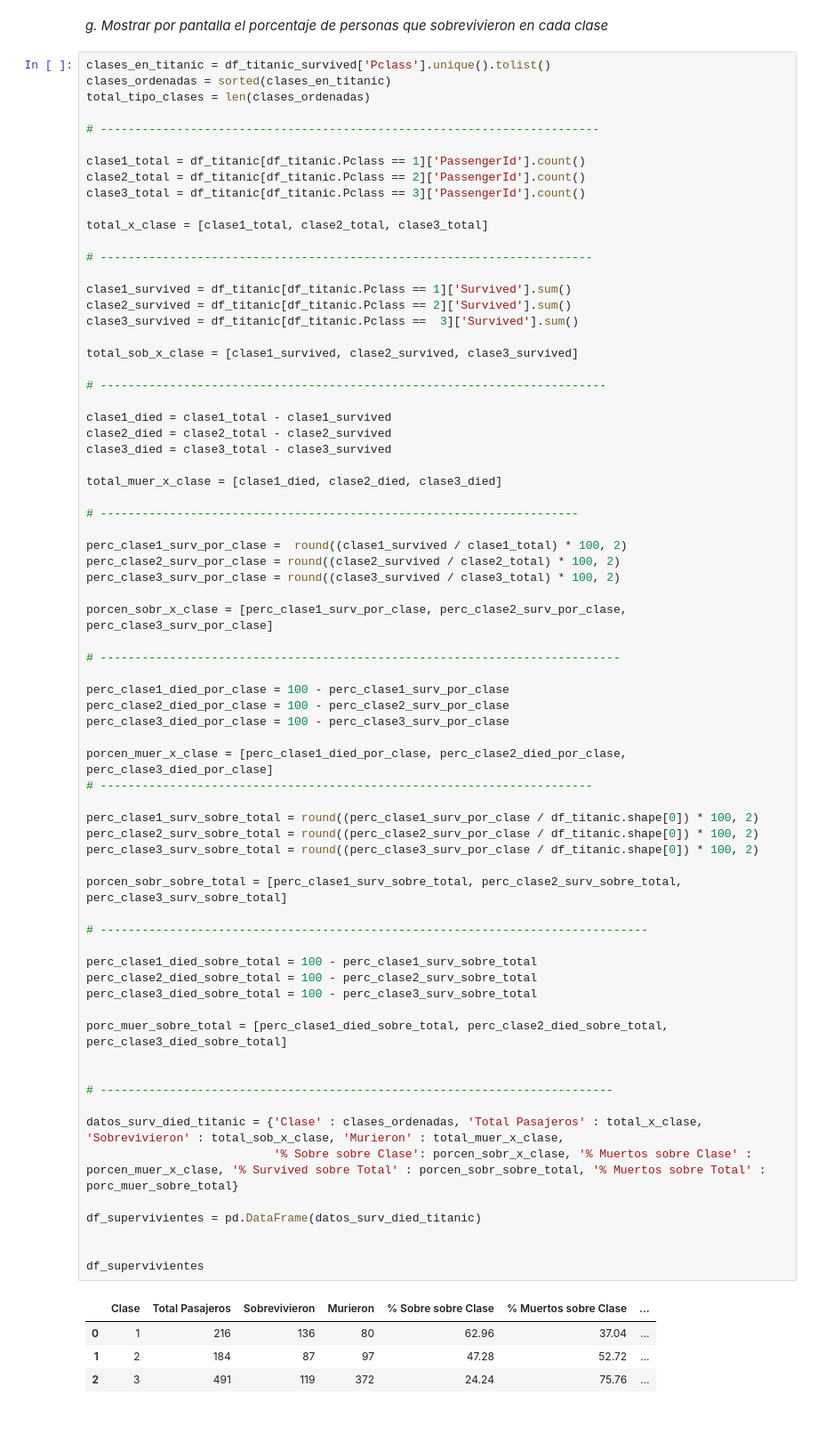
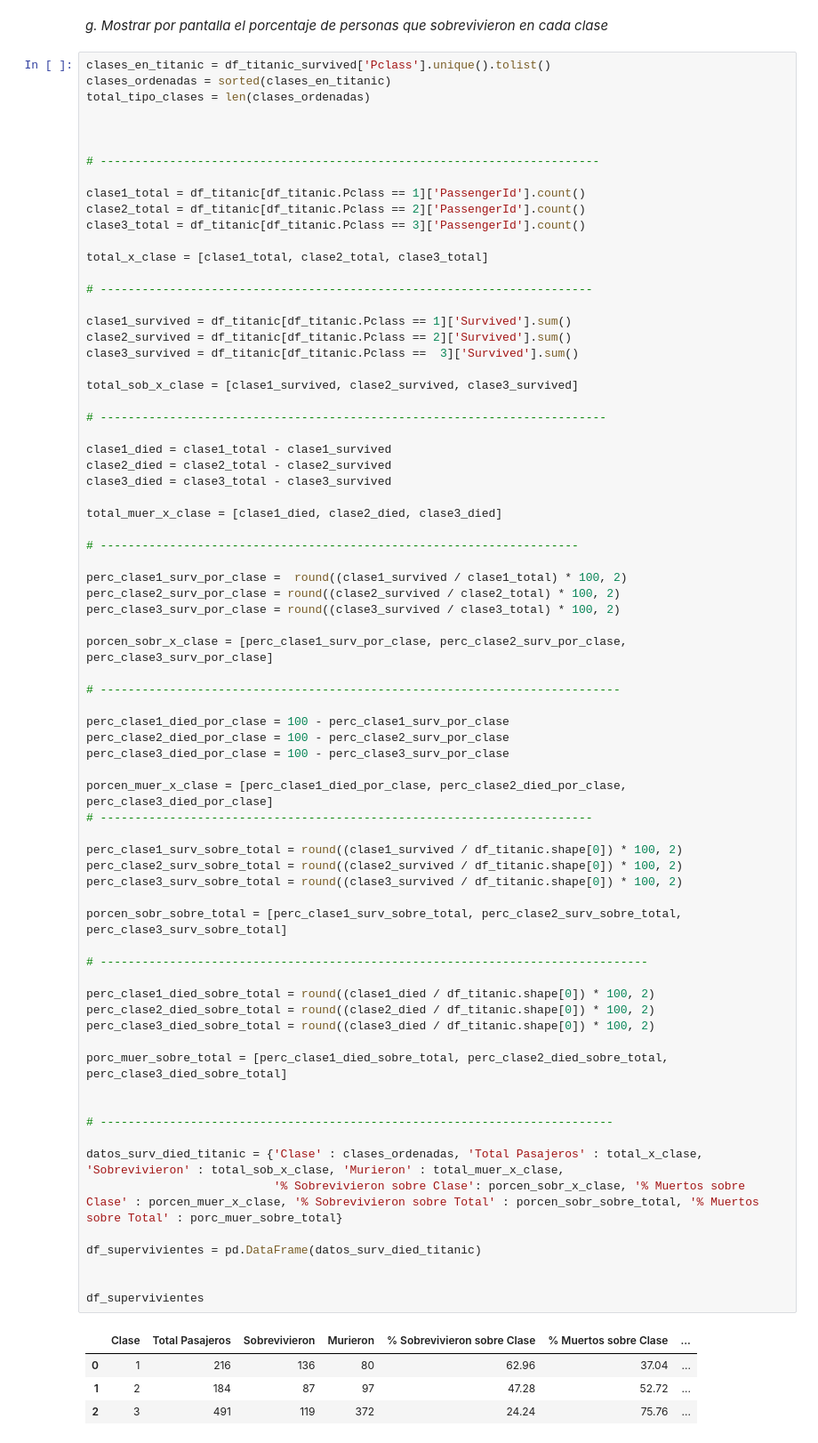
Before and after one commit to fidebravo/Modulo2, a Jupyter notebook: Modulo2_Actividad4.ipynb, the cells around one changed output. Shown: that part at 89% size. Saved outputs shown, nothing was run; the diff lists cells and outputs as text.

Commit message:
Correcciones de formula para los porcentajes sobre total

```diff
--- a/Modulo2_Actividad4.ipynb
+++ b/Modulo2_Actividad4.ipynb
@@ -236,6 +467,8 @@ print(f'- La cantidad de personas que sobrevieron en Titanic es {number_survided
 clases_en_titanic = df_titanic_survived['Pclass'].unique().tolist()
 clases_ordenadas = sorted(clases_en_titanic)
 total_tipo_clases = len(clases_ordenadas)
+
+
 
 # ------------------------------------------------------------------------
 
@@ -269,41 +502,41 @@ perc_clase3_surv_por_clase = round((clase3_survived / clase3_total) * 100, 2)
 
 porcen_sobr_x_clase = [perc_clase1_surv_por_clase, perc_clase2_surv_por_clase, perc_clase3_surv_por_clase]
 
 # ---------------------------------------------------------------------------
 
 perc_clase1_died_por_clase = 100 - perc_clase1_surv_por_clase
 perc_clase2_died_por_clase = 100 - perc_clase2_surv_por_clase
 perc_clase3_died_por_clase = 100 - perc_clase3_surv_por_clase
 
 porcen_muer_x_clase = [perc_clase1_died_por_clase, perc_clase2_died_por_clase, perc_clase3_died_por_clase]
 # -----------------------------------------------------------------------
 
-perc_clase1_surv_sobre_total = round((perc_clase1_surv_por_clase / df_titanic.shape[0]) * 100, 2)
-perc_clase2_surv_sobre_total = round((perc_clase2_surv_por_clase / df_titanic.shape[0]) * 100, 2)
-perc_clase3_surv_sobre_total = round((perc_clase3_surv_por_clase / df_titanic.shape[0]) * 100, 2)
+perc_clase1_surv_sobre_total = round((clase1_survived / df_titanic.shape[0]) * 100, 2)
+perc_clase2_surv_sobre_total = round((clase2_survived / df_titanic.shape[0]) * 100, 2)
+perc_clase3_surv_sobre_total = round((clase3_survived / df_titanic.shape[0]) * 100, 2)
 
 porcen_sobr_sobre_total = [perc_clase1_surv_sobre_total, perc_clase2_surv_sobre_total, perc_clase3_surv_sobre_total]
 
 # -------------------------------------------------------------------------------
 
-perc_clase1_died_sobre_total = 100 - perc_clase1_surv_sobre_total
-perc_clase2_died_sobre_total = 100 - perc_clase2_surv_sobre_total
-perc_clase3_died_sobre_total = 100 - perc_clase3_surv_sobre_total
+perc_clase1_died_sobre_total = round((clase1_died / df_titanic.shape[0]) * 100, 2)
+perc_clase2_died_sobre_total = round((clase2_died / df_titanic.shape[0]) * 100, 2)
+perc_clase3_died_sobre_total = round((clase3_died / df_titanic.shape[0]) * 100, 2)
 
 porc_muer_sobre_total = [perc_clase1_died_sobre_total, perc_clase2_died_sobre_total, perc_clase3_died_sobre_total]
 
 
 # --------------------------------------------------------------------------
 
 datos_surv_died_titanic = {'Clase' : clases_ordenadas, 'Total Pasajeros' : total_x_clase, 'Sobrevivieron' : total_sob_x_clase, 'Murieron' : total_muer_x_clase,
-                           '% Sobre sobre Clase': porcen_sobr_x_clase, '% Muertos sobre Clase' : porcen_muer_x_clase, '% Survived sobre Total' : porcen_sobr_sobre_total, '% Muertos sobre Total' : porc_muer_sobre_total}
+                           '% Sobrevivieron sobre Clase': porcen_sobr_x_clase, '% Muertos sobre Clase' : porcen_muer_x_clase, '% Sobrevivieron sobre Total' : porcen_sobr_sobre_total, '% Muertos sobre Total' : porc_muer_sobre_total}
 
 df_supervivientes = pd.DataFrame(datos_surv_died_titanic)
 
 
 df_supervivientes
 # %% [output]
-|  | Clase | Total Pasajeros | Sobrevivieron | Murieron | % Sobre sobre Clase | % Muertos sobre Clase | ... |
+|  | Clase | Total Pasajeros | Sobrevivieron | Murieron | % Sobrevivieron sobre Clase | % Muertos sobre Clase | ... |
 | 0 | 1 | 216 | 136 | 80 | 62.96 | 37.04 | ... |
 | 1 | 2 | 184 | 87 | 97 | 47.28 | 52.72 | ... |
 | 2 | 3 | 491 | 119 | 372 | 24.24 | 75.76 | ... |
```
Also changed, not shown: parts of 22 cells of this notebook.
